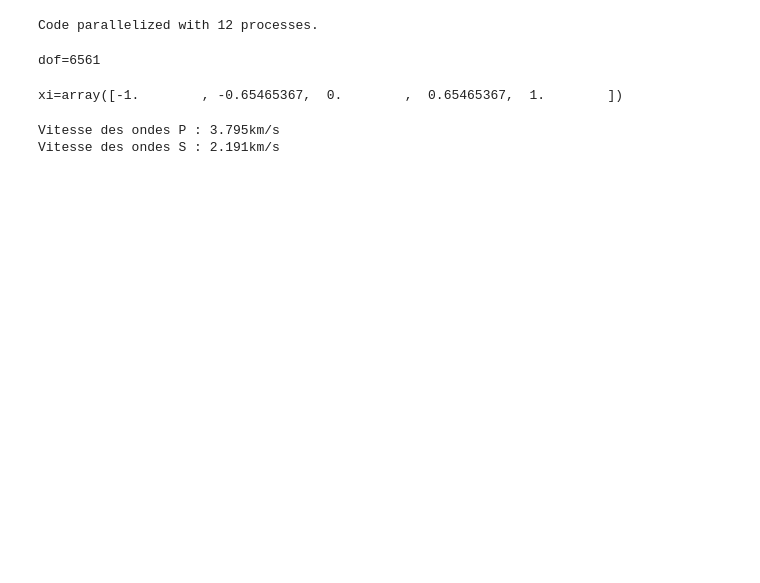
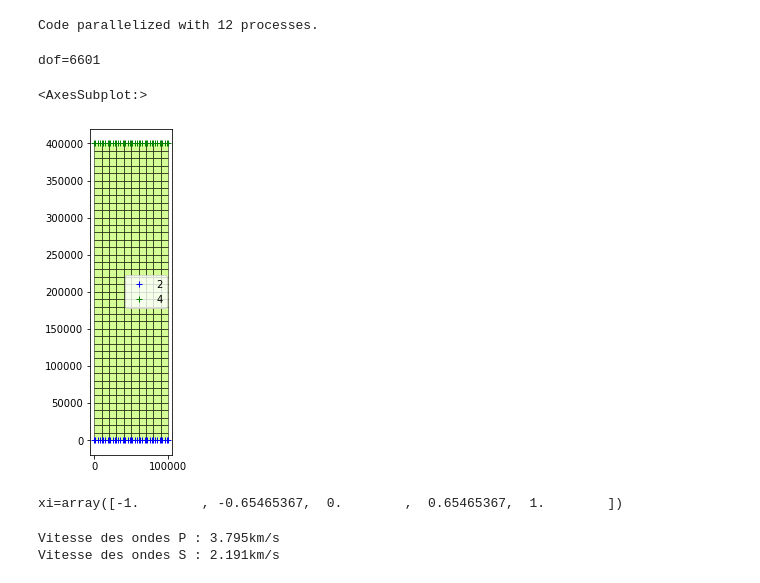
Before and after one commit to sbrisson-sudo/FEM_Elastic_Waves, a Jupyter notebook: src/sem2dDynElast.ipynb, the cells around one changed output. Drawn from its saved outputs; the diff is of its cells as text; code cells hidden in the pictures; blank space fills up the shorter version.

```diff
--- a/src/sem2dDynElast.ipynb
+++ b/src/sem2dDynElast.ipynb
@@ -22,15 +22,21 @@ eraseCurrentMesh()
 
 N = 4       # elements order
 
-L = 10000.0   # square size
-dx = L/20   # elements size
-elements, nodes = squareMesh(L,dx,N)
+Lx = 100000.0   # square size
+Lz = 4*Lx
+dx = Lx/10   # elements size
+elements, nodes = rectangleMesh(Lx,Lz,dx,N)
 Δx = dx/(N+1)
 
 dof = len(nodes)
 print(f"{dof=}")
 # %% [output]
-dof=6561
+dof=6601
+# %%
+plotMesh(elements, nodes, [2, 4])
+# %% [output]
+<AxesSubplot:>
+[figure, added]
 # %%
 # Chargement des points/poids d'intégration de GLL + dérivée des interpolateurs lagrangiens sur ces points
 xi,w,dh = readGLL(N)
```
Also changed, not shown: parts of 14 cells of this notebook, 3 other files.
